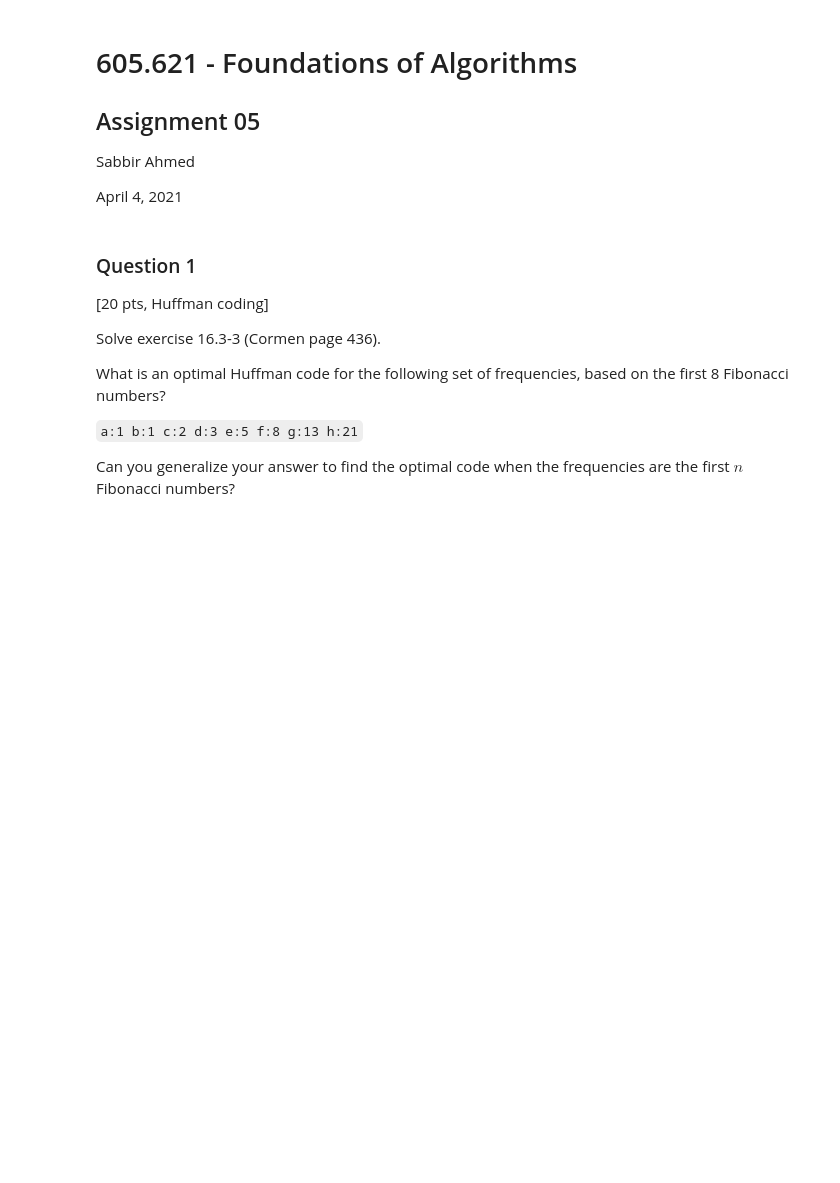
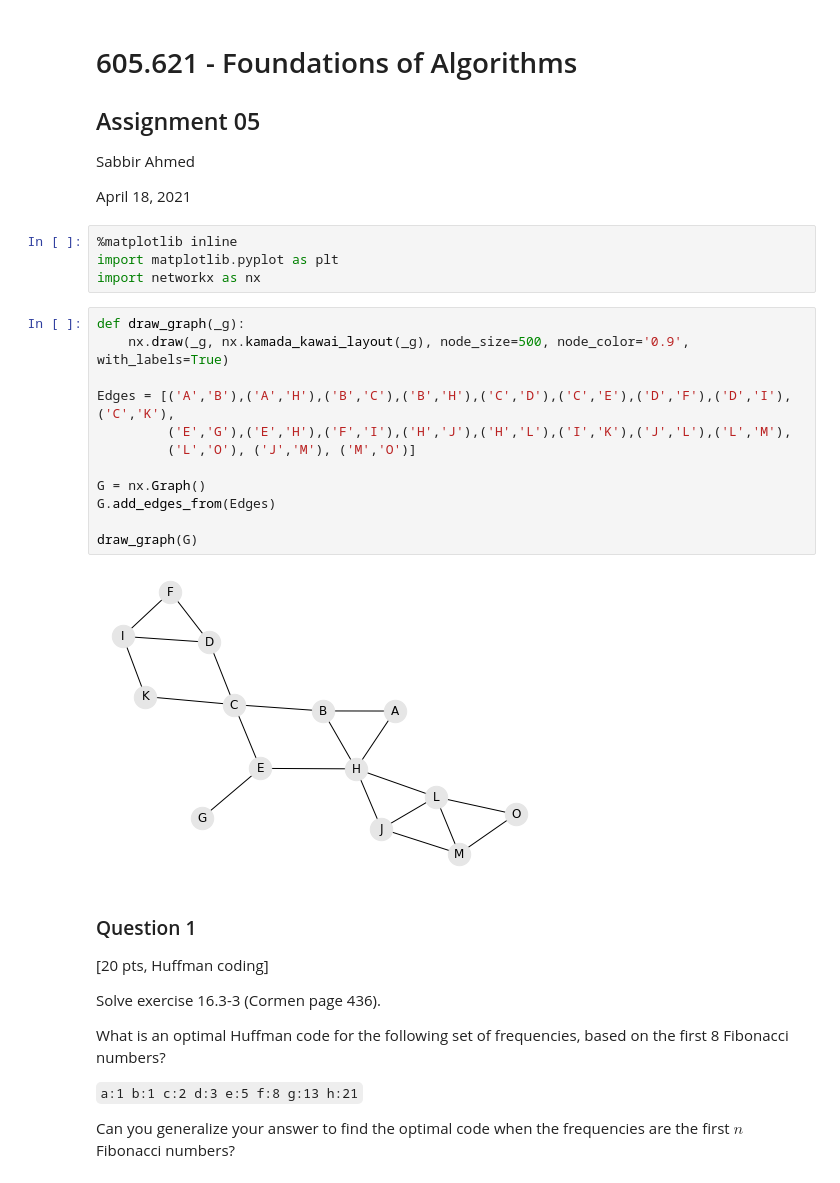
Before and after one commit to ribbas/grad_courses, a Jupyter notebook: 601.621_foundations_of_algorithms/assn/06/06.ipynb, the cells around one changed output. Cells and saved outputs as stored; diff of their text form; blank space fills up the shorter version.

```diff
--- a/601.621_foundations_of_algorithms/assn/06/06.ipynb
+++ b/601.621_foundations_of_algorithms/assn/06/06.ipynb
@@ -5,7 +5,25 @@
 
 Sabbir Ahmed
 
-April 4, 2021
+April 18, 2021
+# %%
+%matplotlib inline
+import matplotlib.pyplot as plt
+import networkx as nx
+# %%
+def draw_graph(_g):
+    nx.draw(_g, nx.kamada_kawai_layout(_g), node_size=500, node_color='0.9', with_labels=True)
+
+Edges = [('A','B'),('A','H'),('B','C'),('B','H'),('C','D'),('C','E'),('D','F'),('D','I'),('C','K'),
+         ('E','G'),('E','H'),('F','I'),('H','J'),('H','L'),('I','K'),('J','L'),('L','M'),
+         ('L','O'), ('J','M'), ('M','O')]
+
+G = nx.Graph()
+G.add_edges_from(Edges)
+
+draw_graph(G)
+# %% [output]
+[figure, added]
 # %% [markdown]
 ### Question 1
 
```
Also changed, not shown: parts of 11 cells of this notebook.
